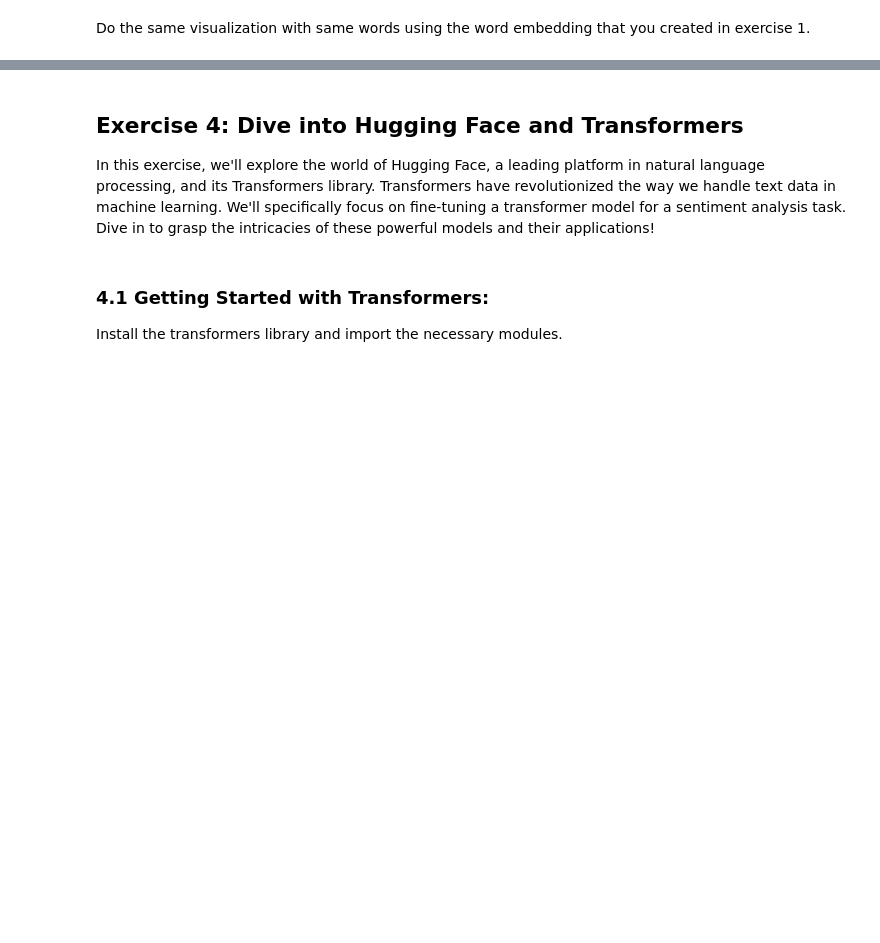
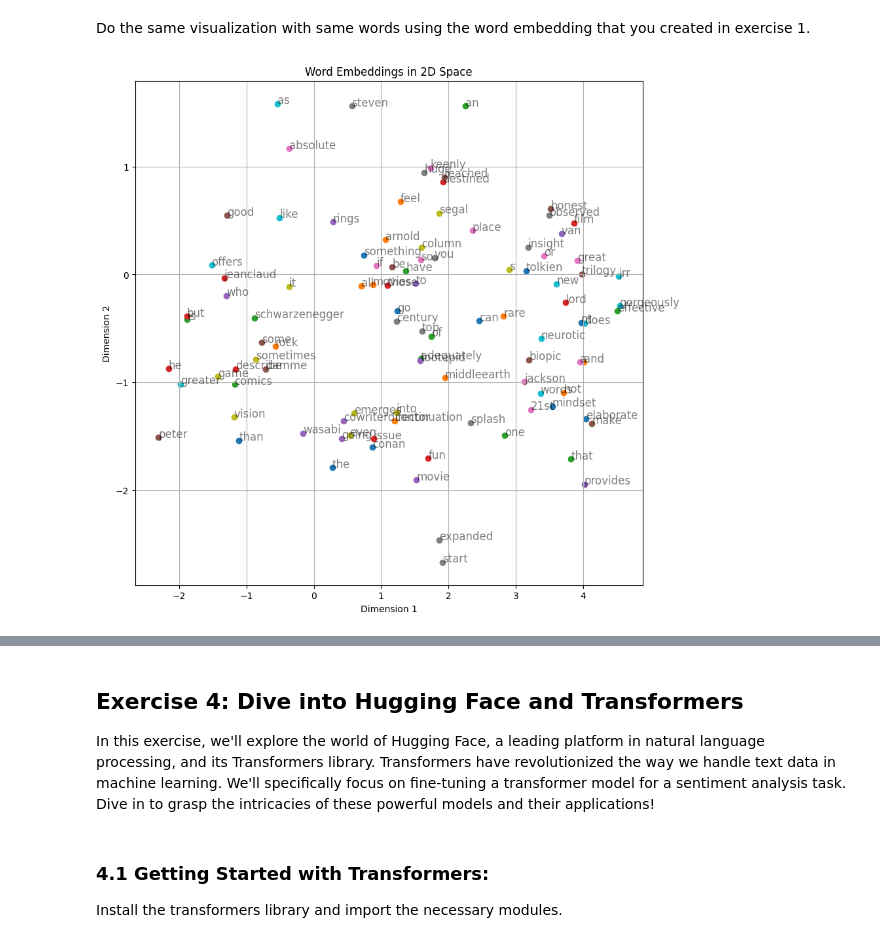
Before and after one commit to peyman886/NLP, a Jupyter notebook: YaghoubZadeh 1402-2/HomeWork/HW1/NLP_assignment_1.ipynb, the cells around one changed output, grey strips where cells are left out. Drawn from its saved outputs; the diff is of its cells as text; code cells hidden in the pictures; blank space fills up the shorter version.

```diff
--- a/YaghoubZadeh 1402-2/HomeWork/HW1/NLP_assignment_1.ipynb
+++ b/YaghoubZadeh 1402-2/HomeWork/HW1/NLP_assignment_1.ipynb
@@ -694,3 +651,23 @@ Do the same visualization with same words using the word embedding that you crea
+# %%
+vocab = mapping.keys()
+glove_emmbeding_vocab = np.array([word_vectors[word] for word in vocab if word in word_vectors])
+# %%
+reduced_embeddings = reduce_dimension(glove_emmbeding_vocab, 'pca', x=2)
+plt.figure(figsize=(10, 10))
+for i, (x, y) in enumerate(reduced_embeddings[200:300]):
+  # r = 10
+  # if -r<x<r and -r<y<r:
+  word = index_to_word[i]  # Assuming you have the index_to_word mapping
+  plt.scatter(x, y)
+  plt.text(x, y, word, fontsize=12, alpha=0.5)
+
+plt.title("Word Embeddings in 2D Space")
+plt.xlabel("Dimension 1")
+plt.ylabel("Dimension 2")
+plt.grid()
+plt.show()
+# %% [output]
+[figure, added]
 # %% [markdown]
 ### 3.3 Interpretation :
 
```
Also changed, not shown: parts of 40 cells of this notebook.
